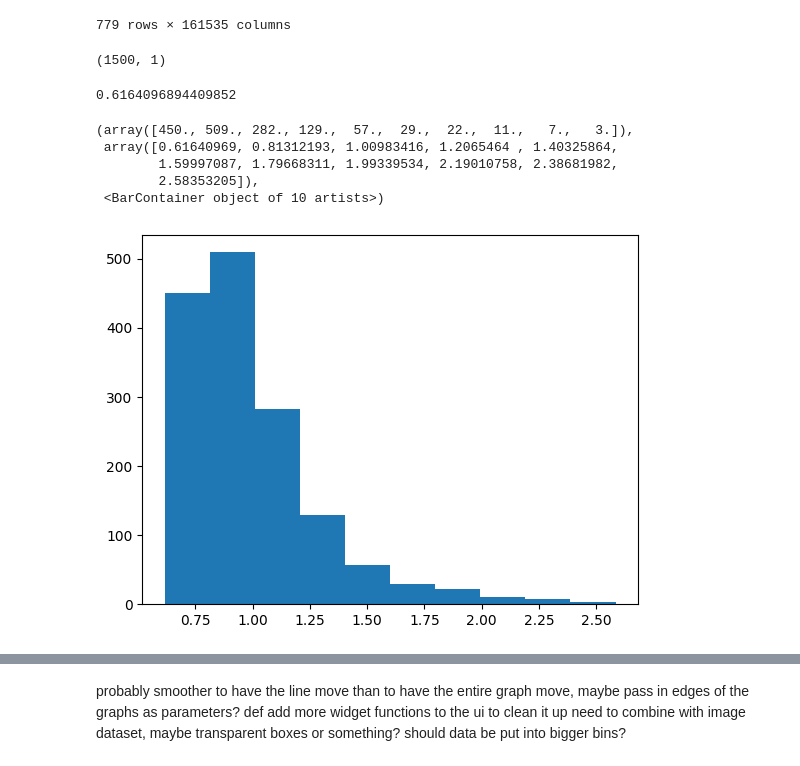
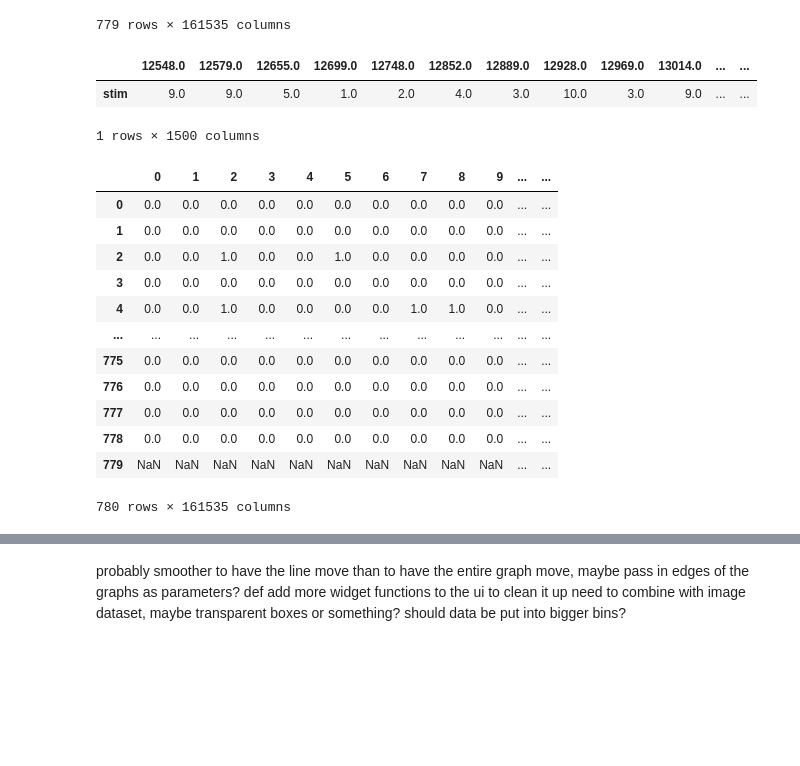
Before and after one commit to VirtualBrainLab/urchin-examples, a Jupyter notebook: li_2024/spiking_data.ipynb, the cells around one changed output, grey strips where cells are left out. Drawn from its saved outputs; the diff is of its cells as text; code cells hidden in the pictures; blank space fills up the shorter version.

```diff
--- a/li_2024/spiking_data.ipynb
+++ b/li_2024/spiking_data.ipynb
@@ -22,22 +44,43 @@ spike_data
 | 777 | 0.0 | 0.0 | 0.0 | 0.0 | 0.0 | 0.0 | 0.0 | 0.0 | 0.0 | 0.0 | ... | ... |
 | 778 | 0.0 | 0.0 | 0.0 | 0.0 | 0.0 | 0.0 | 0.0 | 0.0 | 0.0 | 0.0 | ... | ... |
 779 rows × 161535 columns
-# %%
-stim_on_time = np.load("../../data/natImsOnTimes.npy")
-stim_on_time.shape
-#to bin: divide by 20, floor
-# %% [output]
-(1500, 1)
-# %%
-np.min(np.diff(stim_on_time, axis=0))
-# %% [output]
-0.6164096894409852
-# %%
-plt.hist(np.diff(stim_on_time, axis=0))
-# %% [output]
-(array([450., 509., 282., 129.,  57.,  29.,  22.,  11.,   7.,   3.]),
- array([0.61640969, 0.81312193, 1.00983416, 1.2065464 , 1.40325864,
-        1.59997087, 1.79668311, 1.99339534, 2.19010758, 2.38681982,
-        2.58353205]),
- <BarContainer object of 10 artists>)
-[figure, removed]
+# %%
+# To pull out stim data
+stim_on_time = np.load("../../data/natImsOnTimes.npy")
+stim_on_time
+#to bin: divide by 20, floor
+stim_binned = np.floor(stim_on_time*1000 /20)
+stim_binned = np.transpose(stim_binned)
+stim_ids = np.load("../../data/natImsIDs.npy") # max is 10
+stims = np.vstack((stim_binned, stim_ids))
+stims = pd.DataFrame(stims)
+stims.columns = stims.iloc[0]
+stims = stims.drop(0)
+# stims = stims.rename(index={1: 'stim'})
+
+#stims = stims.T.sort_values(by = 0).T
+stims
+# stim_ids
+# %% [output]
+|  | 12548.0 | 12579.0 | 12655.0 | 12699.0 | 12748.0 | 12852.0 | 12889.0 | 12928.0 | 12969.0 | 13014.0 | ... | ... |
+| stim | 9.0 | 9.0 | 5.0 | 1.0 | 2.0 | 4.0 | 3.0 | 10.0 | 3.0 | 9.0 | ... | ... |
+1 rows × 1500 columns
+# %%
+# Combining the dfs
+combined = spike_data.merge(stims, how = "outer")
+combined = combined.rename(index={799: 'stim'})
+combined
+# %% [output]
+|  | 0 | 1 | 2 | 3 | 4 | 5 | 6 | 7 | 8 | 9 | ... | ... |
+| 0 | 0.0 | 0.0 | 0.0 | 0.0 | 0.0 | 0.0 | 0.0 | 0.0 | 0.0 | 0.0 | ... | ... |
+| 1 | 0.0 | 0.0 | 0.0 | 0.0 | 0.0 | 0.0 | 0.0 | 0.0 | 0.0 | 0.0 | ... | ... |
+| 2 | 0.0 | 0.0 | 1.0 | 0.0 | 0.0 | 1.0 | 0.0 | 0.0 | 0.0 | 0.0 | ... | ... |
+| 3 | 0.0 | 0.0 | 0.0 | 0.0 | 0.0 | 0.0 | 0.0 | 0.0 | 0.0 | 0.0 | ... | ... |
+| 4 | 0.0 | 0.0 | 1.0 | 0.0 | 0.0 | 0.0 | 0.0 | 1.0 | 1.0 | 0.0 | ... | ... |
+| ... | ... | ... | ... | ... | ... | ... | ... | ... | ... | ... | ... | ... |
+| 775 | 0.0 | 0.0 | 0.0 | 0.0 | 0.0 | 0.0 | 0.0 | 0.0 | 0.0 | 0.0 | ... | ... |
+| 776 | 0.0 | 0.0 | 0.0 | 0.0 | 0.0 | 0.0 | 0.0 | 0.0 | 0.0 | 0.0 | ... | ... |
+| 777 | 0.0 | 0.0 | 0.0 | 0.0 | 0.0 | 0.0 | 0.0 | 0.0 | 0.0 | 0.0 | ... | ... |
+| 778 | 0.0 | 0.0 | 0.0 | 0.0 | 0.0 | 0.0 | 0.0 | 0.0 | 0.0 | 0.0 | ... | ... |
+| 779 | NaN | NaN | NaN | NaN | NaN | NaN | NaN | NaN | NaN | NaN | ... | ... |
+780 rows × 161535 columns
```
Also changed, not shown: parts of 7 cells of this notebook.
